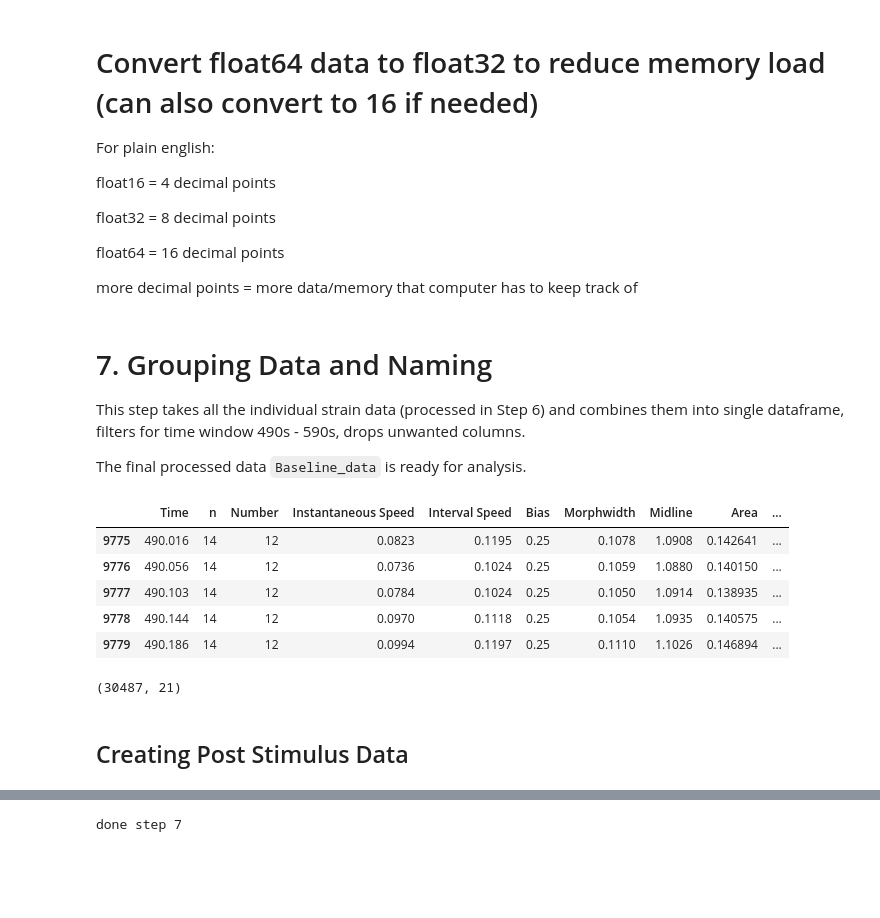
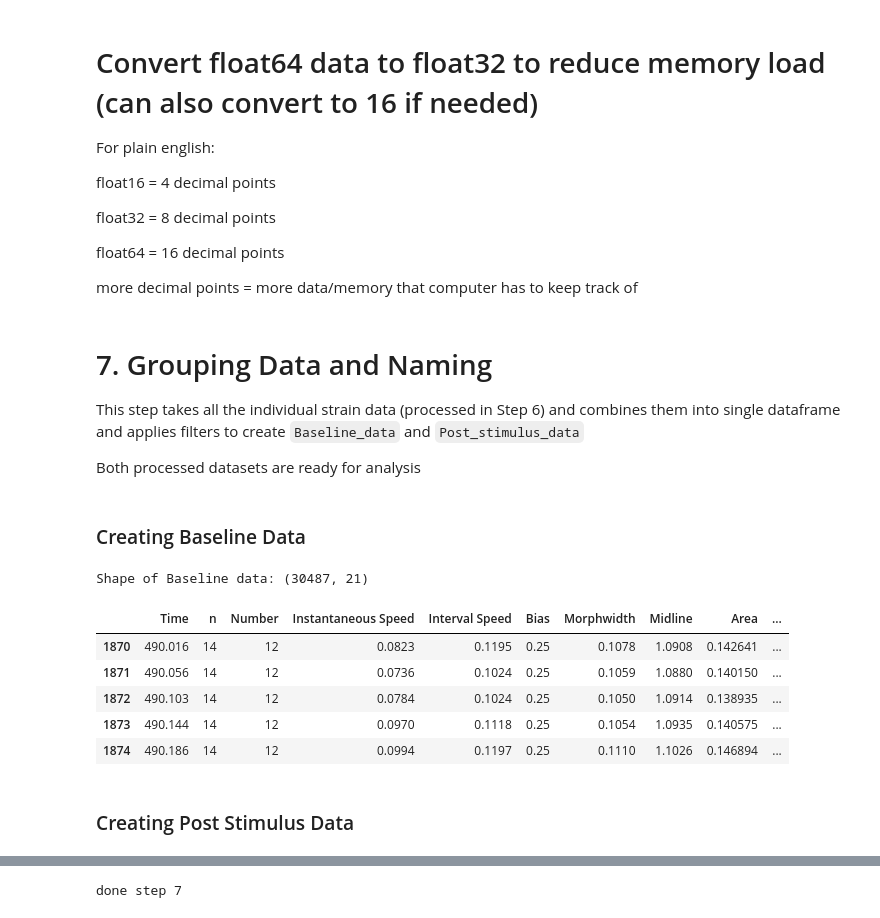
Before and after one commit to JosephLiangUBC/MWT_Dashboard, a Jupyter notebook: Step3_Tap_Baseline_Data_Analyses.ipynb, the cells around one changed output, grey strips where cells are left out. Cells and saved outputs as stored; diff of their text form; code cells hidden in the pictures; blank space fills up the shorter version.

```diff
--- a/Step3_Tap_Baseline_Data_Analyses.ipynb
+++ b/Step3_Tap_Baseline_Data_Analyses.ipynb
@@ -299,34 +315,39 @@ more decimal points = more data/memory that computer has to keep track of
 # %% [markdown]
 # 7. Grouping Data and Naming
 
-This step takes all the individual strain data (processed in Step 6) and combines them into single dataframe, filters for time window 490s - 590s, drops unwanted columns.
+This step takes all the individual strain data (processed in Step 6) and combines them into single dataframe and applies filters to create `Baseline_data` and `Post_stimulus_data`
 
-The final processed data `Baseline_data` is ready for analysis.
+Both processed datasets are ready for analysis
+# %% [markdown]
+### Creating Baseline Data
 # %%
-Baseline_data=pd.concat(df.assign(dataset=StrainNames.get(i+1)) for i, df in enumerate(DataLists[1:]))
+Base = pd.concat(df.assign(dataset=StrainNames.get(i+1)) for i, df in enumerate(DataLists[1:]))
 
-Baseline_data[['Gene', 'Allele']] = Baseline_data['dataset'].str.split('_', n=1, expand=True)
+Base = Base[((Base.Time>400))]
 
-Baseline_data['Allele'] = Baseline_data['Allele'].fillna('N2')
+Base[['Gene', 'Allele']] = Base['dataset'].str.split('_', n=1, expand=True)
 
-Baseline_data = Baseline_data.drop(columns=["plate", "Tap", "Puff", "x","y", "Experiment"]).dropna().reset_index(drop=True)
+Base['Allele'] = Base['Allele'].fillna('N2')
 
-Baseline_data['Screen']=Screen
-
-Baseline_data = Baseline_data[((Baseline_data.Time<=590)&(Baseline_data.Time >=490))]
-
-Baseline_data.head()
+Base['Screen']=Screen
-# %% [output]
-|  | Time | n | Number | Instantaneous Speed | Interval Speed | Bias | Morphwidth | Midline | Area | ... |
-| 9775 | 490.016 | 14 | 12 | 0.0823 | 0.1195 | 0.25 | 0.1078 | 1.0908 | 0.142641 | ... |
-| 9776 | 490.056 | 14 | 12 | 0.0736 | 0.1024 | 0.25 | 0.1059 | 1.0880 | 0.140150 | ... |
-| 9777 | 490.103 | 14 | 12 | 0.0784 | 0.1024 | 0.25 | 0.1050 | 1.0914 | 0.138935 | ... |
-| 9778 | 490.144 | 14 | 12 | 0.0970 | 0.1118 | 0.25 | 0.1054 | 1.0935 | 0.140575 | ... |
-| 9779 | 490.186 | 14 | 12 | 0.0994 | 0.1197 | 0.25 | 0.1110 | 1.1026 | 0.146894 | ... |
-# %%
-Baseline_data.shape
-# %% [output]
-(30487, 21)
+# %%
+# Generating Baseline Data
+
+Baseline_data = Base.drop(columns=["plate", "Tap", "Puff", "x","y", "Experiment"]).dropna().reset_index(drop=True)
+
+Baseline_data = Baseline_data[((Baseline_data.Time<=590)&(Baseline_data.Time >=490))]
+
+print(f"Shape of Baseline data: {Baseline_data.shape}")
+
+Baseline_data.head()
+# %% [output]
+Shape of Baseline data: (30487, 21)
+|  | Time | n | Number | Instantaneous Speed | Interval Speed | Bias | Morphwidth | Midline | Area | ... |
+| 1870 | 490.016 | 14 | 12 | 0.0823 | 0.1195 | 0.25 | 0.1078 | 1.0908 | 0.142641 | ... |
+| 1871 | 490.056 | 14 | 12 | 0.0736 | 0.1024 | 0.25 | 0.1059 | 1.0880 | 0.140150 | ... |
+| 1872 | 490.103 | 14 | 12 | 0.0784 | 0.1024 | 0.25 | 0.1050 | 1.0914 | 0.138935 | ... |
+| 1873 | 490.144 | 14 | 12 | 0.0970 | 0.1118 | 0.25 | 0.1054 | 1.0935 | 0.140575 | ... |
+| 1874 | 490.186 | 14 | 12 | 0.0994 | 0.1197 | 0.25 | 0.1110 | 1.1026 | 0.146894 | ... |
 # %% [markdown]
-## Creating Post Stimulus Data
+### Creating Post Stimulus Data
 # %%
```
Also changed, not shown: parts of 11 cells of this notebook.
